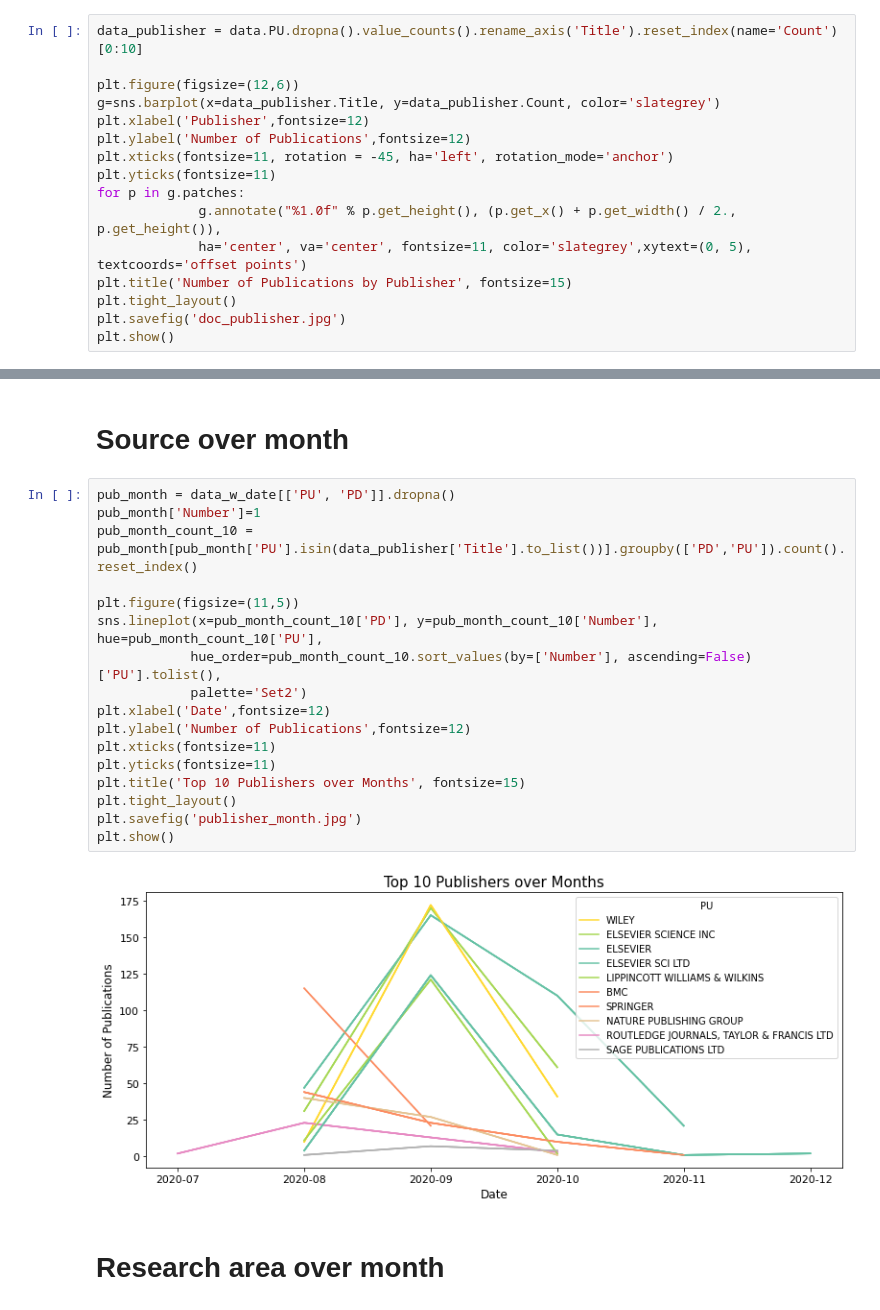
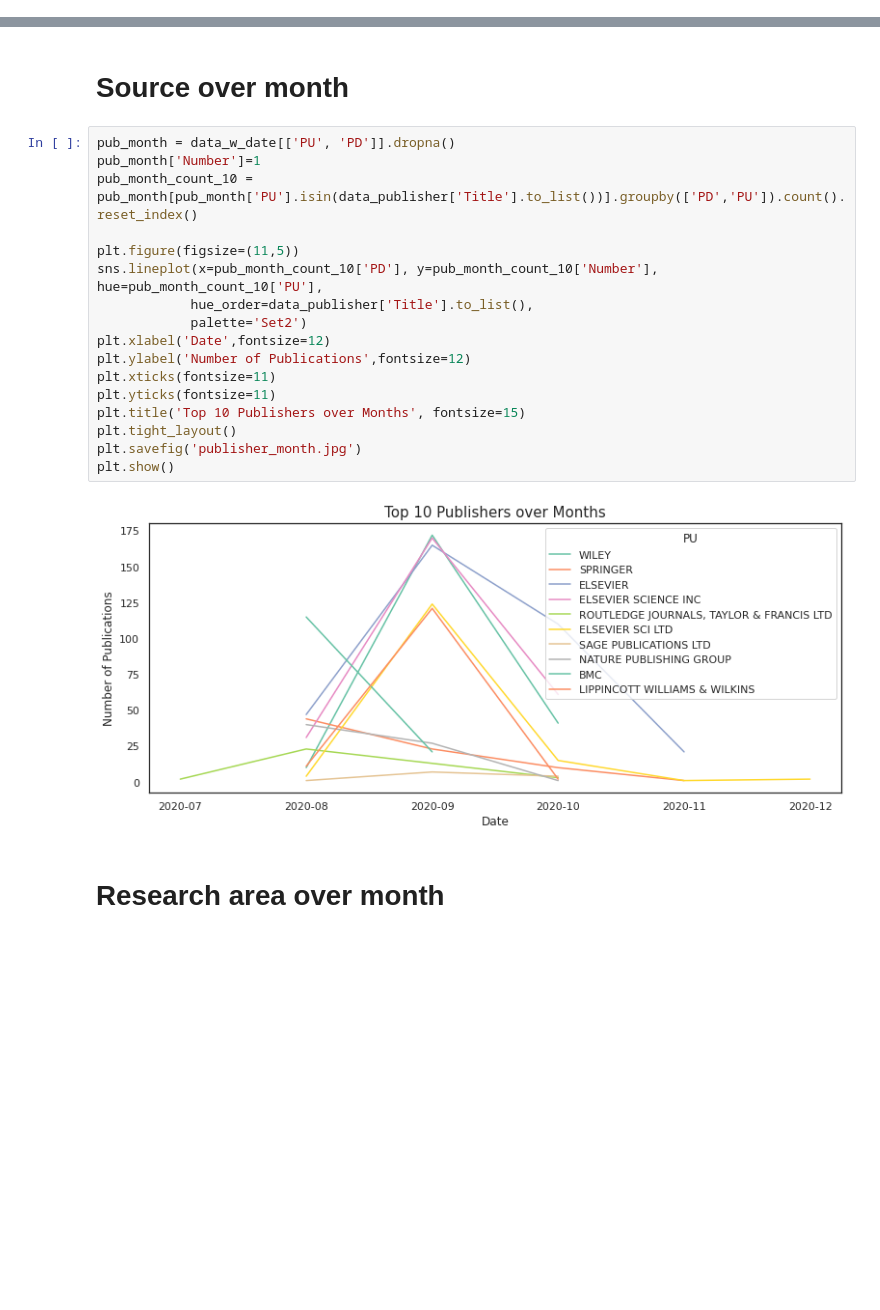
Before and after one commit to schneeboat/ana_2020, a Jupyter notebook: bibliographic_cov19_2020.ipynb, the cells around one changed output, grey strips where cells are left out. Saved outputs shown, nothing was run; the diff lists cells and outputs as text; blank space fills up the shorter version.

```diff
--- a/bibliographic_cov19_2020.ipynb
+++ b/bibliographic_cov19_2020.ipynb
@@ -90,19 +94,3 @@ plt.show()
 [figure]
 # %% [markdown]
 # By source
-# %%
-data_publisher = data.PU.dropna().value_counts().rename_axis('Title').reset_index(name='Count')[0:10]
-
-plt.figure(figsize=(12,6))
-g=sns.barplot(x=data_publisher.Title, y=data_publisher.Count, color='slategrey')
-plt.xlabel('Publisher',fontsize=12)
-plt.ylabel('Number of Publications',fontsize=12)
-plt.xticks(fontsize=11, rotation = -45, ha='left', rotation_mode='anchor')
-plt.yticks(fontsize=11)
-for p in g.patches:
-             g.annotate("%1.0f" % p.get_height(), (p.get_x() + p.get_width() / 2., p.get_height()),
-             ha='center', va='center', fontsize=11, color='slategrey',xytext=(0, 5), textcoords='offset points')
-plt.title('Number of Publications by Publisher', fontsize=15)
-plt.tight_layout()
-plt.savefig('doc_publisher.jpg')
-plt.show()
@@ -379,22 +389,22 @@ plt.show()
 # %%
 pub_month = data_w_date[['PU', 'PD']].dropna()
 pub_month['Number']=1
 pub_month_count_10 = pub_month[pub_month['PU'].isin(data_publisher['Title'].to_list())].groupby(['PD','PU']).count().reset_index()
 
 plt.figure(figsize=(11,5))
 sns.lineplot(x=pub_month_count_10['PD'], y=pub_month_count_10['Number'], hue=pub_month_count_10['PU'],
-            hue_order=pub_month_count_10.sort_values(by=['Number'], ascending=False)['PU'].tolist(),
+            hue_order=data_publisher['Title'].to_list(),
             palette='Set2')
 plt.xlabel('Date',fontsize=12)
 plt.ylabel('Number of Publications',fontsize=12)
 plt.xticks(fontsize=11)
 plt.yticks(fontsize=11)
 plt.title('Top 10 Publishers over Months', fontsize=15)
 plt.tight_layout()
 plt.savefig('publisher_month.jpg')
 plt.show()
 # %% [output]
-[figure, old version]
+[figure, new version]
 # %% [markdown]
 # Research area over month
 # %%
```
Also changed, not shown: parts of 34 cells of this notebook.
